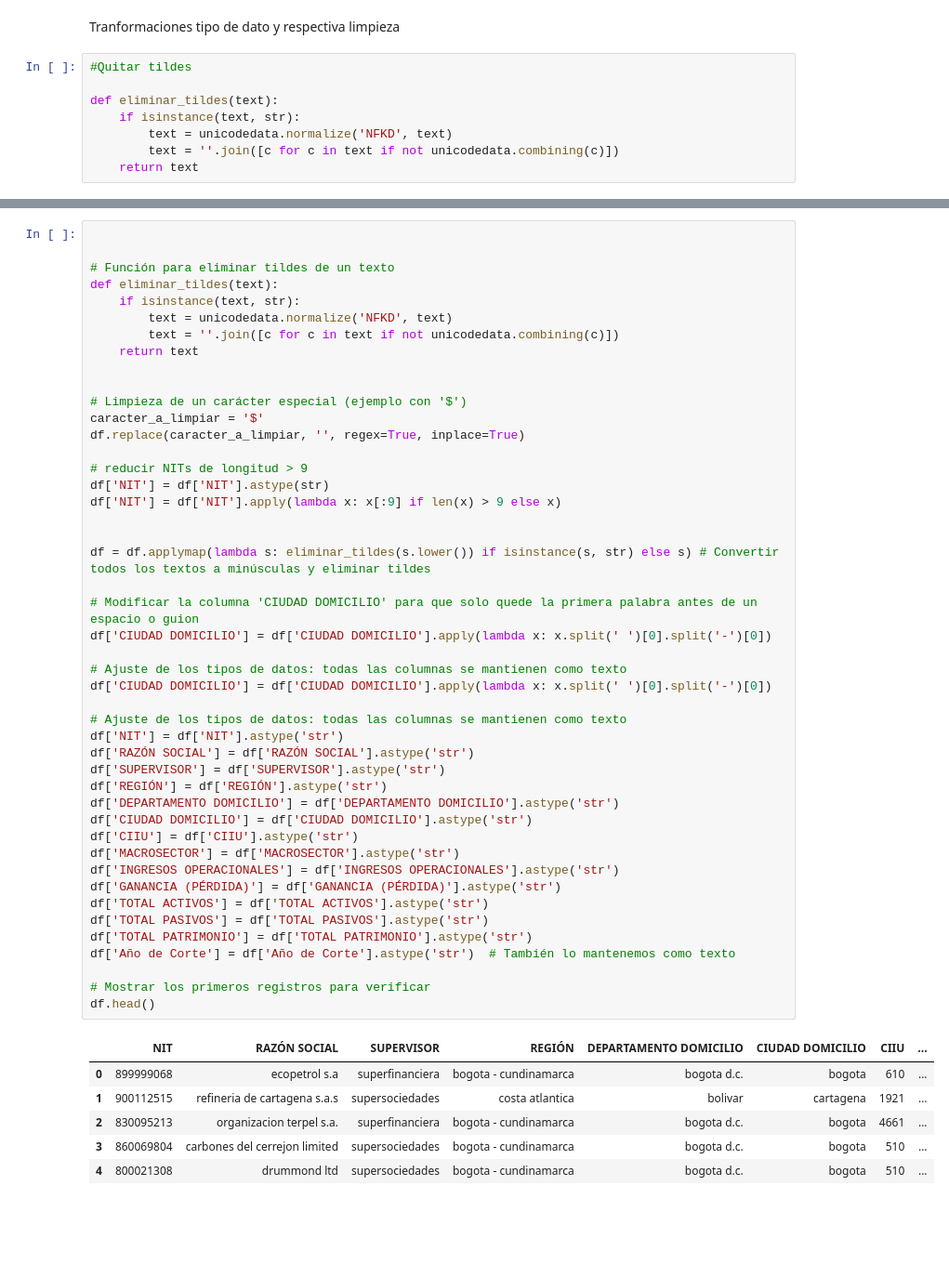
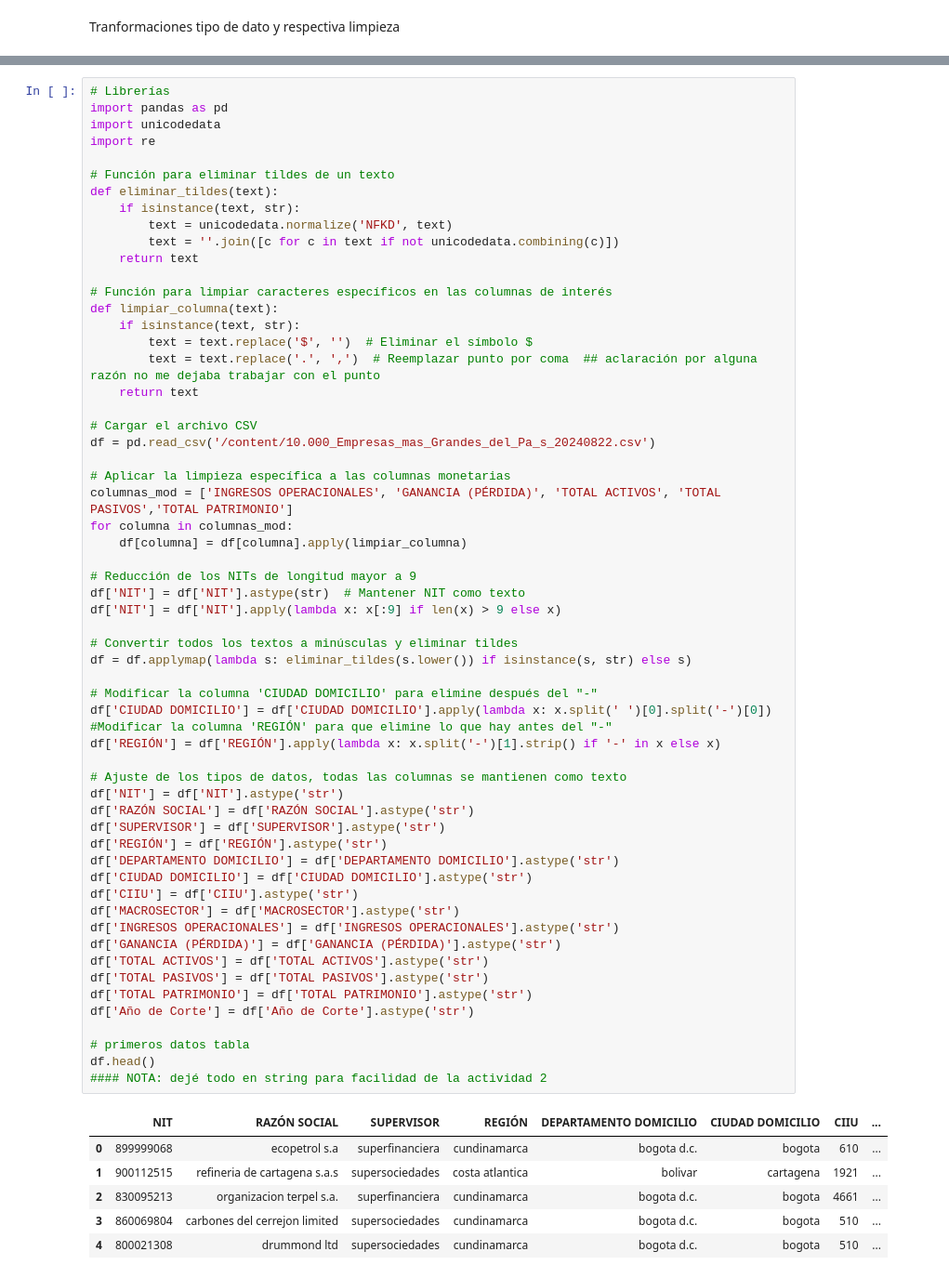
Before and after one commit to GermanMacias/CienciaDeDatos_EAN, a Jupyter notebook: GUIA2_PROGRAMACION_CIENCIA_DATOS_EAN.ipynb, the cells around one changed output, grey strips where cells are left out. Shown at 93% size. Saved outputs shown, nothing was run; the diff lists cells and outputs as text; blank space fills up the shorter version.

```diff
--- a/GUIA2_PROGRAMACION_CIENCIA_DATOS_EAN.ipynb
+++ b/GUIA2_PROGRAMACION_CIENCIA_DATOS_EAN.ipynb
@@ -11,11 +6,3 @@ import re
 ## Actividad 1
 # %% [markdown]
 Tranformaciones tipo de dato y respectiva limpieza
-# %%
-#Quitar tildes
-
-def eliminar_tildes(text):
-    if isinstance(text, str):
-        text = unicodedata.normalize('NFKD', text)
-        text = ''.join([c for c in text if not unicodedata.combining(c)])
-    return text
@@ -43,53 +9,66 @@ Index(['NIT', 'RAZÓN SOCIAL', 'SUPERVISOR', 'REGIÓN', 'DEPARTAMENTO DOMICILIO'
 # %%
-
+# Librerías
+import pandas as pd
+import unicodedata
+import re
 
 # Función para eliminar tildes de un texto
 def eliminar_tildes(text):
     if isinstance(text, str):
         text = unicodedata.normalize('NFKD', text)
         text = ''.join([c for c in text if not unicodedata.combining(c)])
     return text
 
+# Función para limpiar caracteres específicos en las columnas de interés
+def limpiar_columna(text):
+    if isinstance(text, str):
+        text = text.replace('$', '')  # Eliminar el símbolo $
+        text = text.replace('.', ',')  # Reemplazar punto por coma  ## aclaración por alguna razón no me dejaba trabajar con el punto
+    return text
 
-# Limpieza de un carácter especial (ejemplo con '$')
-caracter_a_limpiar = '$'
-df.replace(caracter_a_limpiar, '', regex=True, inplace=True)
+# Cargar el archivo CSV
+df = pd.read_csv('/content/10.000_Empresas_mas_Grandes_del_Pa_s_20240822.csv')
 
-# reducir NITs de longitud > 9
-df['NIT'] = df['NIT'].astype(str)
+# Aplicar la limpieza específica a las columnas monetarias
+columnas_mod = ['INGRESOS OPERACIONALES', 'GANANCIA (PÉRDIDA)', 'TOTAL ACTIVOS', 'TOTAL PASIVOS','TOTAL PATRIMONIO']
+for columna in columnas_mod:
+    df[columna] = df[columna].apply(limpiar_columna)
+
+# Reducción de los NITs de longitud mayor a 9
+df['NIT'] = df['NIT'].astype(str)  # Mantener NIT como texto
 df['NIT'] = df['NIT'].apply(lambda x: x[:9] if len(x) > 9 else x)
 
+# Convertir todos los textos a minúsculas y eliminar tildes
+df = df.applymap(lambda s: eliminar_tildes(s.lower()) if isinstance(s, str) else s)
 
-df = df.applymap(lambda s: eliminar_tildes(s.lower()) if isinstance(s, str) else s) # Convertir todos los textos a minúsculas y eliminar tildes
+# Modificar la columna 'CIUDAD DOMICILIO' para elimine después del "-"
+df['CIUDAD DOMICILIO'] = df['CIUDAD DOMICILIO'].apply(lambda x: x.split(' ')[0].split('-')[0])
+#Modificar la columna 'REGIÓN' para que elimine lo que hay antes del "-"
+df['REGIÓN'] = df['REGIÓN'].apply(lambda x: x.split('-')[1].strip() if '-' in x else x)
 
-# Modificar la columna 'CIUDAD DOMICILIO' para que solo quede la primera palabra antes de un espacio o guion
-df['CIUDAD DOMICILIO'] = df['CIUDAD DOMICILIO'].apply(lambda x: x.split(' ')[0].split('-')[0])
-
-# Ajuste de los tipos de datos: todas las columnas se mantienen como texto
-df['CIUDAD DOMICILIO'] = df['CIUDAD DOMICILIO'].apply(lambda x: x.split(' ')[0].split('-')[0])
-
-# Ajuste de los tipos de datos: todas las columnas se mantienen como texto
+# Ajuste de los tipos de datos, todas las columnas se mantienen como texto
 df['NIT'] = df['NIT'].astype('str')
 df['RAZÓN SOCIAL'] = df['RAZÓN SOCIAL'].astype('str')
 df['SUPERVISOR'] = df['SUPERVISOR'].astype('str')
 df['REGIÓN'] = df['REGIÓN'].astype('str')
 df['DEPARTAMENTO DOMICILIO'] = df['DEPARTAMENTO DOMICILIO'].astype('str')
 df['CIUDAD DOMICILIO'] = df['CIUDAD DOMICILIO'].astype('str')
 df['CIIU'] = df['CIIU'].astype('str')
 df['MACROSECTOR'] = df['MACROSECTOR'].astype('str')
 df['INGRESOS OPERACIONALES'] = df['INGRESOS OPERACIONALES'].astype('str')
 df['GANANCIA (PÉRDIDA)'] = df['GANANCIA (PÉRDIDA)'].astype('str')
 df['TOTAL ACTIVOS'] = df['TOTAL ACTIVOS'].astype('str')
 df['TOTAL PASIVOS'] = df['TOTAL PASIVOS'].astype('str')
 df['TOTAL PATRIMONIO'] = df['TOTAL PATRIMONIO'].astype('str')
-df['Año de Corte'] = df['Año de Corte'].astype('str')  # También lo mantenemos como texto
+df['Año de Corte'] = df['Año de Corte'].astype('str')
 
-# Mostrar los primeros registros para verificar
+# primeros datos tabla
 df.head()
+#### NOTA: dejé todo en string para facilidad de la actividad 2
 # %% [output]
 |  | NIT | RAZÓN SOCIAL | SUPERVISOR | REGIÓN | DEPARTAMENTO DOMICILIO | CIUDAD DOMICILIO | CIIU | ... |
-| 0 | 899999068 | ecopetrol s.a | superfinanciera | bogota - cundinamarca | bogota d.c. | bogota | 610 | ... |
+| 0 | 899999068 | ecopetrol s.a | superfinanciera | cundinamarca | bogota d.c. | bogota | 610 | ... |
 | 1 | 900112515 | refineria de cartagena s.a.s | supersociedades | costa atlantica | bolivar | cartagena | 1921 | ... |
-| 2 | 830095213 | organizacion terpel s.a. | superfinanciera | bogota - cundinamarca | bogota d.c. | bogota | 4661 | ... |
-| 3 | 860069804 | carbones del cerrejon limited | supersociedades | bogota - cundinamarca | bogota d.c. | bogota | 510 | ... |
-| 4 | 800021308 | drummond ltd | supersociedades | bogota - cundinamarca | bogota d.c. | bogota | 510 | ... |
+| 2 | 830095213 | organizacion terpel s.a. | superfinanciera | cundinamarca | bogota d.c. | bogota | 4661 | ... |
+| 3 | 860069804 | carbones del cerrejon limited | supersociedades | cundinamarca | bogota d.c. | bogota | 510 | ... |
+| 4 | 800021308 | drummond ltd | supersociedades | cundinamarca | bogota d.c. | bogota | 510 | ... |
```
Also changed, not shown: parts of 7 cells of this notebook.
